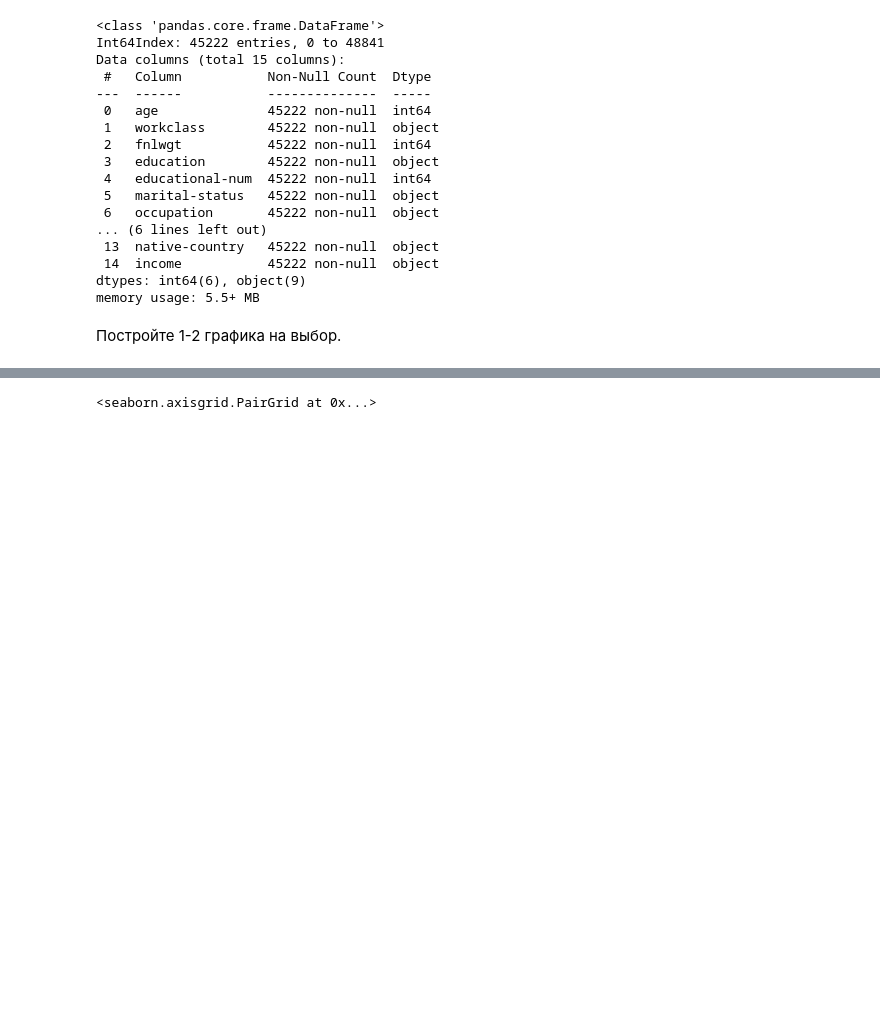
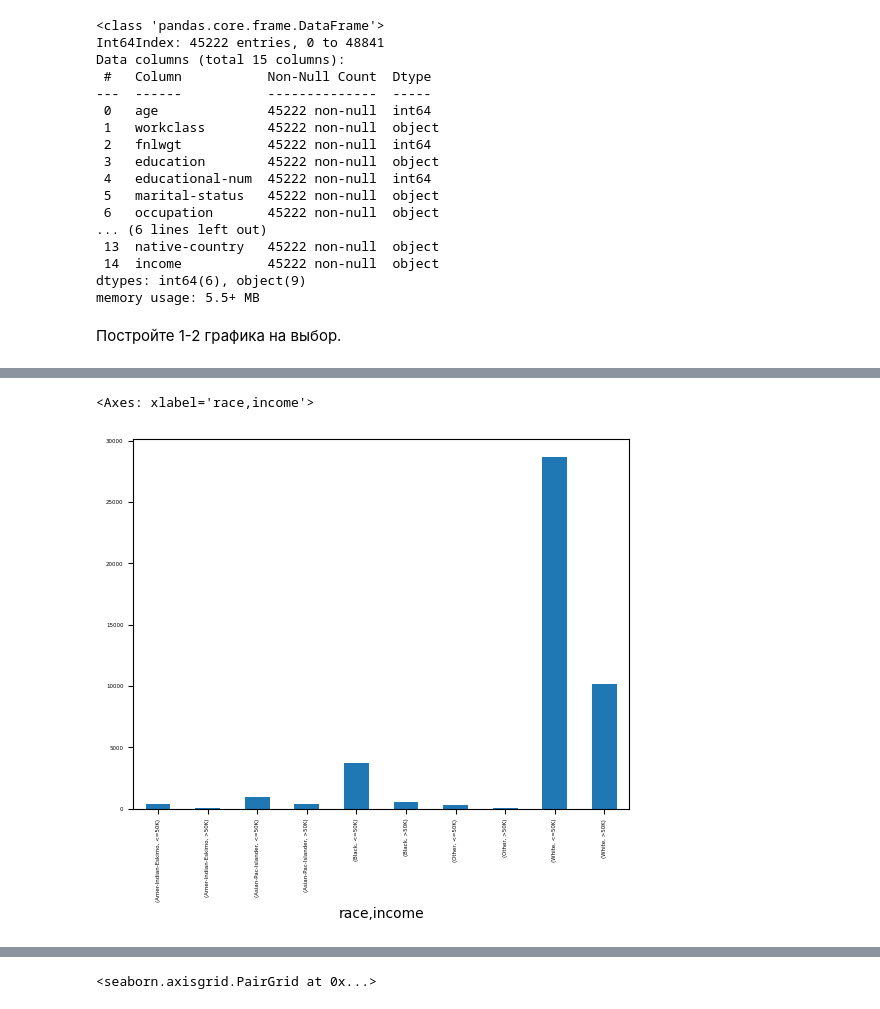
Before and after one commit to adtitovich/dsml-17, a Jupyter notebook: m1.ipynb, the cells around one changed output, grey strips where cells are left out. Cells and saved outputs as stored; diff of their text form; code cells hidden in the pictures; blank space fills up the shorter version.

```diff
--- a/m1.ipynb
+++ b/m1.ipynb
@@ -41,3 +41,8 @@ dtypes: int64(6), object(9)
 memory usage: 5.5+ MB
 # %% [markdown]
 Постройте 1-2 графика на выбор.
+# %%
+dt = data
+dt["inc"] = np.where(dt["income"].str.contains(">50K"), 1, 0)
+
+dt.head()
@@ -43,0 +56,7 @@ memory usage: 5.5+ MB
+# %%
+cat_totals = dt.groupby(["race","income"])["income"].count()
+
+cat_totals.plot(kind="bar", fontsize=4, )
+# %% [output]
+<Axes: xlabel='race,income'>
+[figure, added]
```
Also changed, not shown: parts of 2 cells of this notebook.
